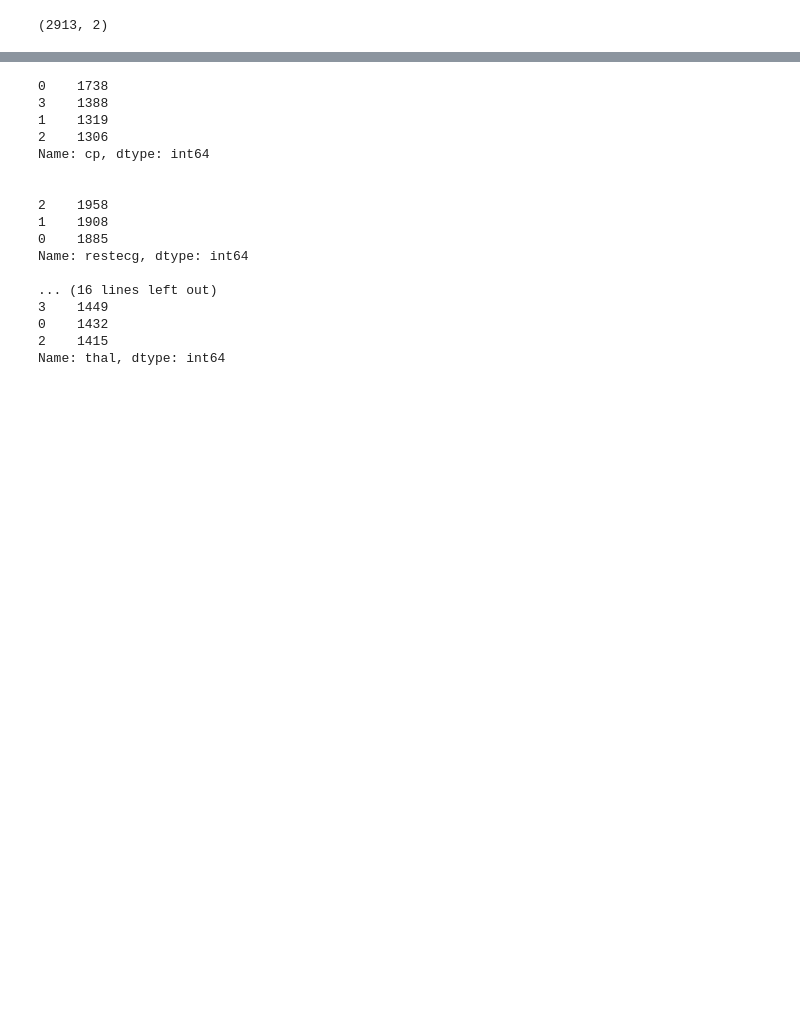
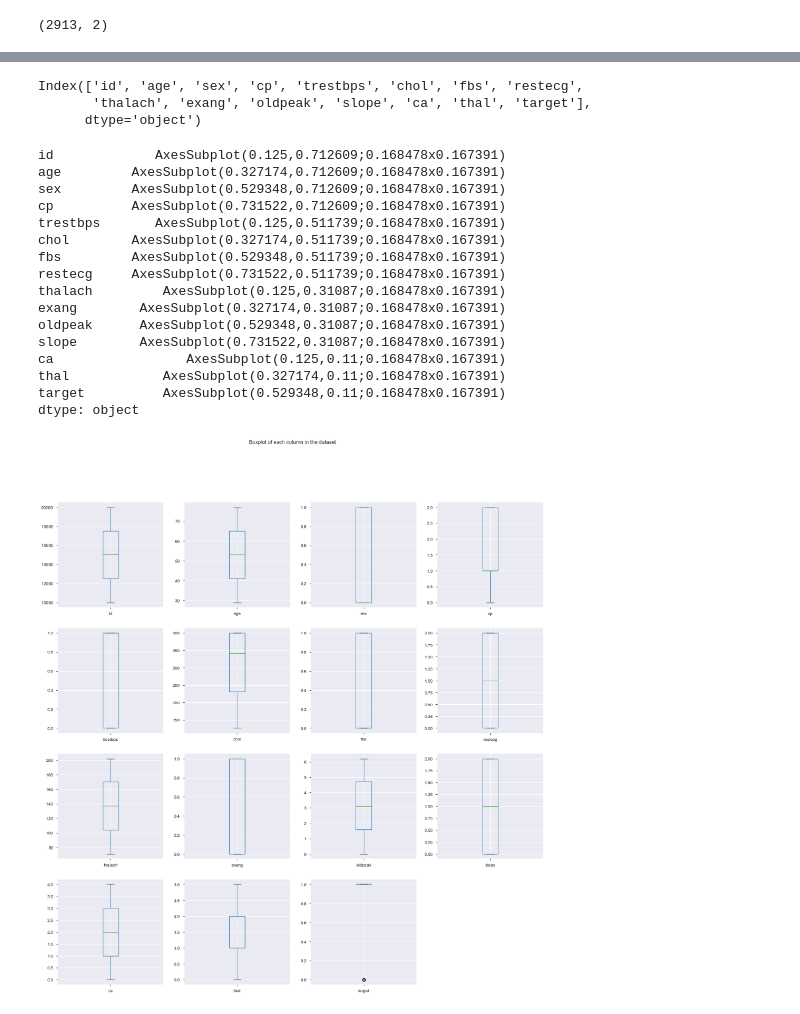
Before and after one commit to Chizzy-codes/2024_DSN_Bootcamp_Qualification_Hackathon, a Jupyter notebook: solution.ipynb, the cells around one changed output, grey strips where cells are left out. Cells and saved outputs as stored; diff of their text form; code cells hidden in the pictures; blank space fills up the shorter version.

```diff
--- a/solution.ipynb
+++ b/solution.ipynb
@@ -174,27 +204,0 @@ sns.heatmap(train.corr(), annot=True, cmap='coolwarm')
-# %%
-# exploring categorical columns
-
-cat = ['cp', 'restecg', 'slope', 'ca', 'thal']
-
-for x in cat:
-    print('')
-    print(train[train['target']==1][x].value_counts())
-    print('')
-# %% [output]
-0    1738
-3    1388
-1    1319
-2    1306
-Name: cp, dtype: int64
-
-
-2    1958
-1    1908
-0    1885
-Name: restecg, dtype: int64
-
-... (16 lines left out)
-3    1449
-0    1432
-2    1415
-Name: thal, dtype: int64
@@ -200,0 +208,6 @@ Name: thal, dtype: int64
+# %%
+train.columns
+# %% [output]
+Index(['id', 'age', 'sex', 'cp', 'trestbps', 'chol', 'fbs', 'restecg',
+       'thalach', 'exang', 'oldpeak', 'slope', 'ca', 'thal', 'target'],
+      dtype='object')
@@ -200,0 +218,23 @@ Name: thal, dtype: int64
+# %%
+# box plot of the entire dataset to check for outliers
+
+train.plot(kind='box', subplots=True, layout=(4, 4), sharex=False, sharey=False,
+          figsize=(20, 20), title='Boxplot of each column in the dataset')
+# %% [output]
+id             AxesSubplot(0.125,0.712609;0.168478x0.167391)
+age         AxesSubplot(0.327174,0.712609;0.168478x0.167391)
+sex         AxesSubplot(0.529348,0.712609;0.168478x0.167391)
+cp          AxesSubplot(0.731522,0.712609;0.168478x0.167391)
+trestbps       AxesSubplot(0.125,0.511739;0.168478x0.167391)
+chol        AxesSubplot(0.327174,0.511739;0.168478x0.167391)
+fbs         AxesSubplot(0.529348,0.511739;0.168478x0.167391)
+restecg     AxesSubplot(0.731522,0.511739;0.168478x0.167391)
+thalach         AxesSubplot(0.125,0.31087;0.168478x0.167391)
+exang        AxesSubplot(0.327174,0.31087;0.168478x0.167391)
+oldpeak      AxesSubplot(0.529348,0.31087;0.168478x0.167391)
+slope        AxesSubplot(0.731522,0.31087;0.168478x0.167391)
+ca                 AxesSubplot(0.125,0.11;0.168478x0.167391)
+thal            AxesSubplot(0.327174,0.11;0.168478x0.167391)
+target          AxesSubplot(0.529348,0.11;0.168478x0.167391)
+dtype: object
+[figure, added]
```
Also changed, not shown: parts of 103 cells of this notebook, 2 other files.
